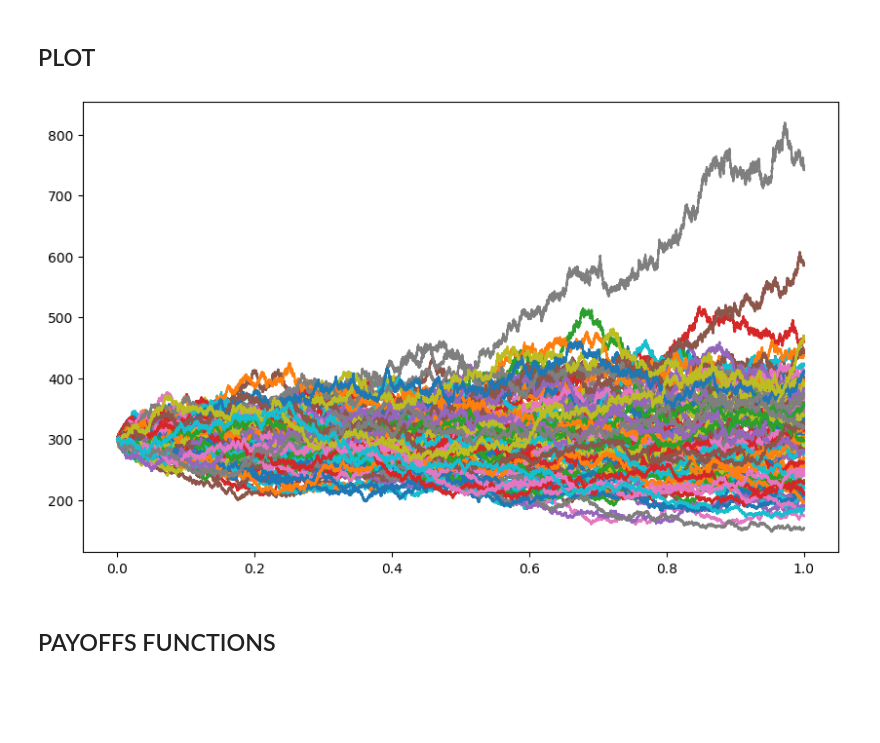
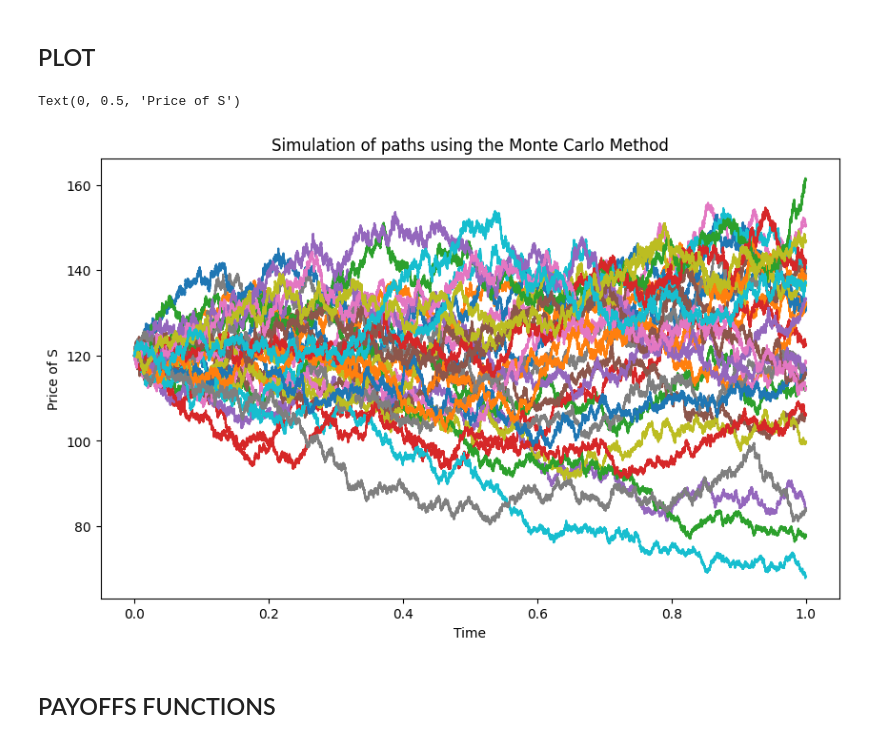
Before and after one commit to RayaneTroudi/ASIATIC_OPTION_PRICING, a Jupyter notebook: src/monte_carlo.ipynb, the cells around one changed output. Saved outputs shown, nothing was run; the diff lists cells and outputs as text; code cells hidden in the pictures; blank space fills up the shorter version.

```diff
--- a/src/monte_carlo.ipynb
+++ b/src/monte_carlo.ipynb
@@ -7,14 +7,15 @@ import matplotlib.pyplot as plt
 ## DEFINE PARAMETERS
 # %%
 # PARAMETERS
-M = 1000     # number of simulation by the M.C method
-T = 1        # maturity
-K = 205      # strike of the option
-S0 = 300    # initial price
-r = 0.035    # rate
-sigma = 0.3  # volatility
-n = 100000    # number of values to get to compute the mean of S
-dt = T / n   # time step for edp resolution
+np.random.seed(42) # the number of life :)
+M = 1000           # number of simulation by the M.C method
+T = 1              # maturity
+K = 95          # strike of the option
+S0 = 120         # initial price
+r = 0.05           # rate
+sigma = 0.2        # volatility
+n = 100000         # number of values to get to compute the mean of S
+dt = T / n         # time step for edp resolution
 # %% [markdown]
 ## RANDOM WALKING : PRICE SIMULATION
 # %% [markdown]
@@ -31,11 +32,15 @@ for i in range(1, n+1):
 # %%
 time = np.linspace(0,T,n+1)
 plt.figure(figsize=(10, 6))
-to_plot = 100
+to_plot = 30
 for i in range(to_plot):
     plt.plot(time,S[i,:])
+plt.title("Simulation of paths using the Monte Carlo Method")
+plt.xlabel("Time")
+plt.ylabel("Price of S")
 # %% [output]
+Text(0, 0.5, 'Price of S')
-[figure, old version]
+[figure, new version]
 # %% [markdown]
 ## PAYOFFS FUNCTIONS
 # %%
```
Also changed, not shown: parts of 1 cell of this notebook, 6 other files.
